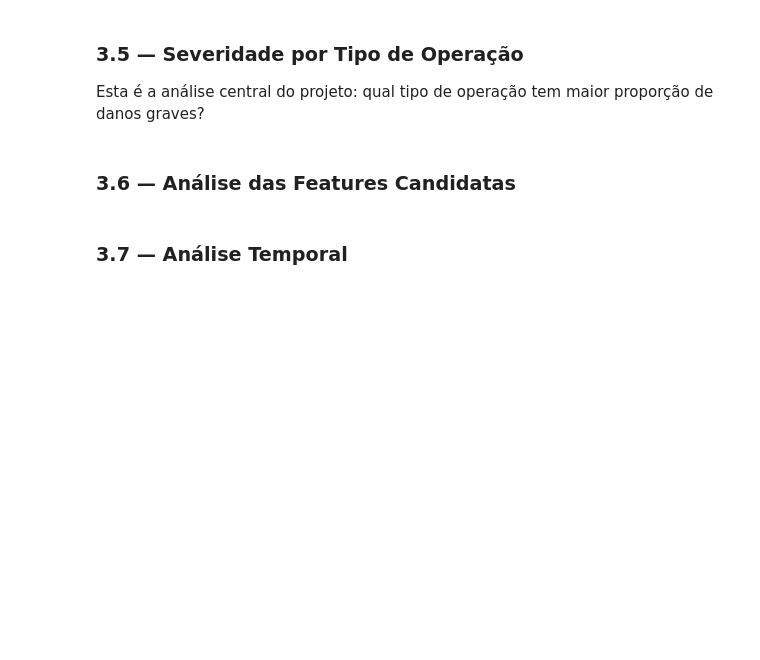
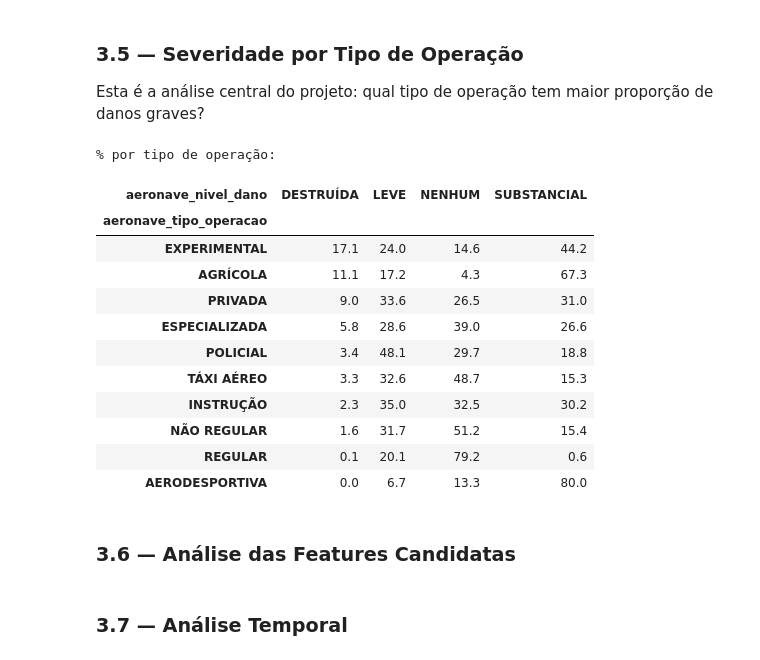
Before and after one commit to fmariane/puc-sprint2-ml, a Jupyter notebook: mvp_aviation_severity.ipynb, the cells around one changed output. Saved outputs shown, nothing was run; the diff lists cells and outputs as text; code cells hidden in the pictures; blank space fills up the shorter version.

```diff
--- a/mvp_aviation_severity.ipynb
+++ b/mvp_aviation_severity.ipynb
@@ -300,28 +316,49 @@ plt.show()
 
 Esta é a análise central do projeto: qual tipo de operação tem maior proporção de danos graves?
 # %%
-# Crosstab: tipo de operação x nível de dano
 cross = pd.crosstab(
     df['aeronave_tipo_operacao'],
     df['aeronave_nivel_dano'],
     normalize='index'
 ) * 100
 
-# Ordenar por coluna 'DESTRUÍDA' se existir
 if 'DESTRUÍDA' in cross.columns:
     cross = cross.sort_values('DESTRUÍDA', ascending=False)
 
-cross.plot(kind='bar', stacked=True, figsize=(12, 5), colormap='RdYlGn_r')
-plt.title('Distribuição de Dano por Tipo de Operação (%)')
-plt.ylabel('%')
-plt.xlabel('Tipo de Operação')
-plt.xticks(rotation=45, ha='right')
-plt.legend(title='Nível de Dano', bbox_to_anchor=(1.05, 1))
-plt.tight_layout()
-plt.show()
+cross_long = cross.reset_index().melt(
+    id_vars='aeronave_tipo_operacao',
+    var_name='nivel_dano',
+    value_name='pct'
+)
+
+fig = px.bar(
+    cross_long,
+    x='aeronave_tipo_operacao', y='pct',
+    color='nivel_dano',
+    barmode='stack',
+    title='Distribuição de Dano por Tipo de Operação (%)',
+    labels={'aeronave_tipo_operacao': 'Tipo de Operação', 'pct': '%', 'nivel_dano': 'Nível de Dano'},
+    color_discrete_sequence=px.colors.diverging.RdYlGn[::-1]
+)
+fig.update_layout(xaxis_tickangle=-45)
+fig.show()
 
 print('\n% por tipo de operação:')
 cross.round(1)
+# %% [output]
+% por tipo de operação:
+| aeronave_nivel_dano | DESTRUÍDA | LEVE | NENHUM | SUBSTANCIAL |
+| aeronave_tipo_operacao |  |  |  |  |
+| EXPERIMENTAL | 17.1 | 24.0 | 14.6 | 44.2 |
+| AGRÍCOLA | 11.1 | 17.2 | 4.3 | 67.3 |
+| PRIVADA | 9.0 | 33.6 | 26.5 | 31.0 |
+| ESPECIALIZADA | 5.8 | 28.6 | 39.0 | 26.6 |
+| POLICIAL | 3.4 | 48.1 | 29.7 | 18.8 |
+| TÁXI AÉREO | 3.3 | 32.6 | 48.7 | 15.3 |
+| INSTRUÇÃO | 2.3 | 35.0 | 32.5 | 30.2 |
+| NÃO REGULAR | 1.6 | 31.7 | 51.2 | 15.4 |
+| REGULAR | 0.1 | 20.1 | 79.2 | 0.6 |
+| AERODESPORTIVA | 0.0 | 6.7 | 13.3 | 80.0 |
 # %% [markdown]
 ### 3.6 — Análise das Features Candidatas
 # %%
```
Also changed, not shown: parts of 16 cells of this notebook.
